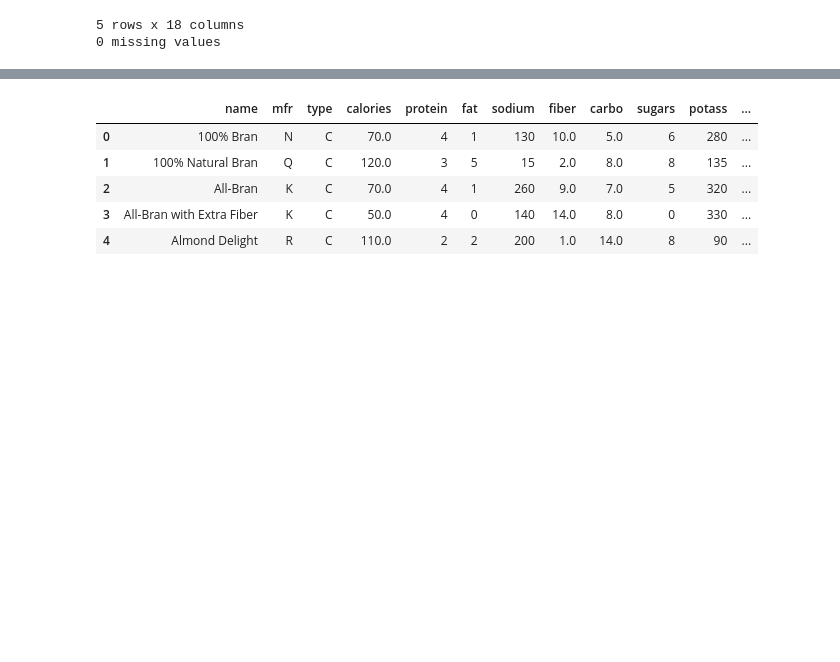
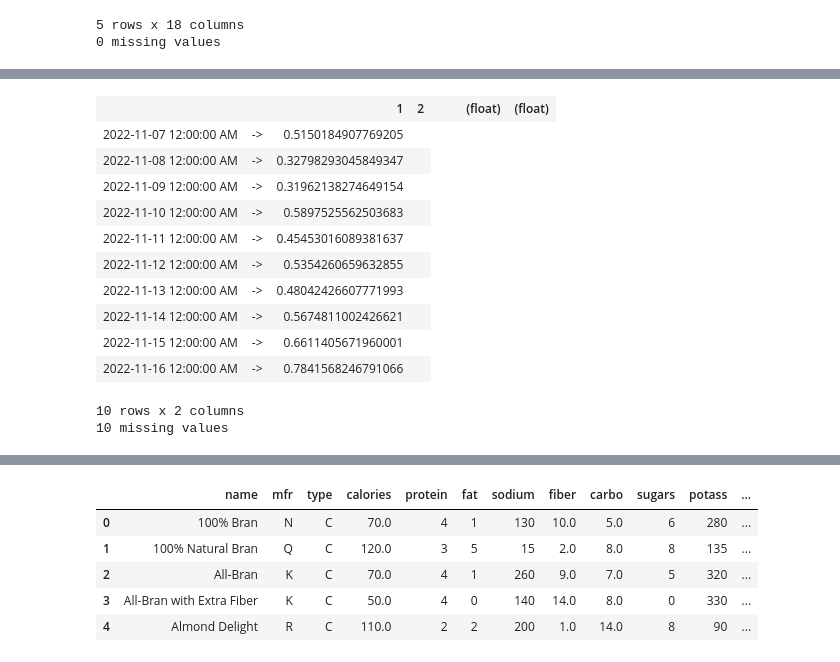
Before and after one commit to Alkasai/3250B, a Jupyter notebook: notebooks/[fsharp] Assignment 1.ipynb, the cells around one changed output, grey strips where cells are left out. Saved outputs shown, nothing was run; the diff lists cells and outputs as text; code cells hidden in the pictures; blank space fills up the shorter version.

```diff
--- a/notebooks/[fsharp] Assignment 1.ipynb
+++ b/notebooks/[fsharp] Assignment 1.ipynb
@@ -454,0 +499,17 @@ df |> Frame.take 5
+# %%
+(daysFrame, obsFrame)
+  ||> Frame.join JoinKind.Left
+# %% [output]
+|  |  | 1 | 2 |  |  | (float) | (float) |
+| 2022-11-07 12:00:00 AM | -> | 0.5150184907769205 |  |
+| 2022-11-08 12:00:00 AM | -> | 0.32798293045849347 |  |
+| 2022-11-09 12:00:00 AM | -> | 0.31962138274649154 |  |
+| 2022-11-10 12:00:00 AM | -> | 0.5897525562503683 |  |
+| 2022-11-11 12:00:00 AM | -> | 0.45453016089381637 |  |
+| 2022-11-12 12:00:00 AM | -> | 0.5354260659632855 |  |
+| 2022-11-13 12:00:00 AM | -> | 0.48042426607771993 |  |
+| 2022-11-14 12:00:00 AM | -> | 0.5674811002426621 |  |
+| 2022-11-15 12:00:00 AM | -> | 0.6611405671960001 |  |
+| 2022-11-16 12:00:00 AM | -> | 0.7841568246791066 |  |
+10 rows x 2 columns
+10 missing values
```
Also changed, not shown: parts of 21 cells of this notebook, 1 other file.
